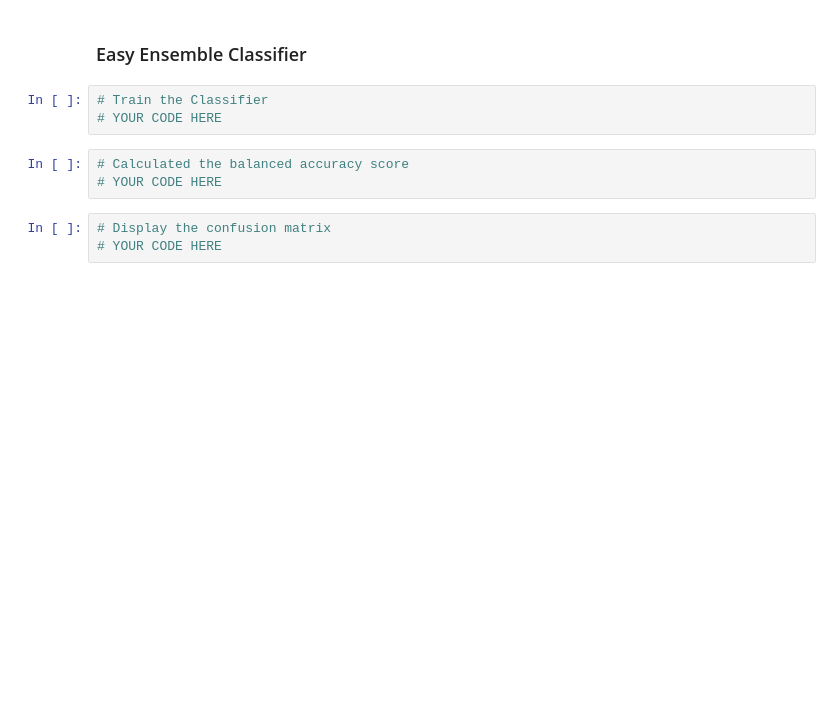
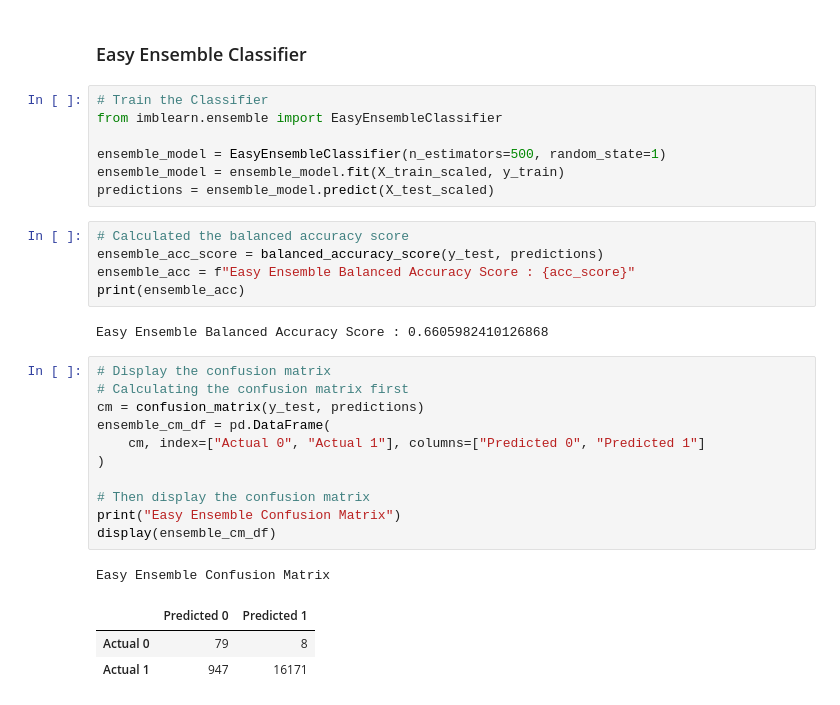
Before and after one commit to atlas-lauren/Machine_Learning_HW, a Jupyter notebook: Starter_Code/credit_risk_ensemble.ipynb, the cells around one changed output. Cells and saved outputs as stored; diff of their text form; blank space fills up the shorter version.

```diff
--- a/Starter_Code/credit_risk_ensemble.ipynb
+++ b/Starter_Code/credit_risk_ensemble.ipynb
@@ -120,13 +258,34 @@ Note: Use a random state of 1 for each algorithm to ensure consistency between t
 # %% [markdown]
 ### Easy Ensemble Classifier
-# %%
-# Train the Classifier
-# YOUR CODE HERE
-# %%
-# Calculated the balanced accuracy score
-# YOUR CODE HERE
-# %%
-# Display the confusion matrix
-# YOUR CODE HERE
+# %%
+# Train the Classifier
+from imblearn.ensemble import EasyEnsembleClassifier
+
+ensemble_model = EasyEnsembleClassifier(n_estimators=500, random_state=1)
+ensemble_model = ensemble_model.fit(X_train_scaled, y_train)
+predictions = ensemble_model.predict(X_test_scaled)
+# %%
+# Calculated the balanced accuracy score
+ensemble_acc_score = balanced_accuracy_score(y_test, predictions)
+ensemble_acc = f"Easy Ensemble Balanced Accuracy Score : {acc_score}"
+print(ensemble_acc)
+# %% [output]
+Easy Ensemble Balanced Accuracy Score : 0.6605982410126868
+# %%
+# Display the confusion matrix
+# Calculating the confusion matrix first
+cm = confusion_matrix(y_test, predictions)
+ensemble_cm_df = pd.DataFrame(
+    cm, index=["Actual 0", "Actual 1"], columns=["Predicted 0", "Predicted 1"]
+)
+
+# Then display the confusion matrix
+print("Easy Ensemble Confusion Matrix")
+display(ensemble_cm_df)
+# %% [output]
+Easy Ensemble Confusion Matrix
+|  | Predicted 0 | Predicted 1 |
+| Actual 0 | 79 | 8 |
+| Actual 1 | 947 | 16171 |
 # %%
 # Print the imbalanced classification report
```
Also changed, not shown: parts of 28 cells of this notebook, 1 other file.
